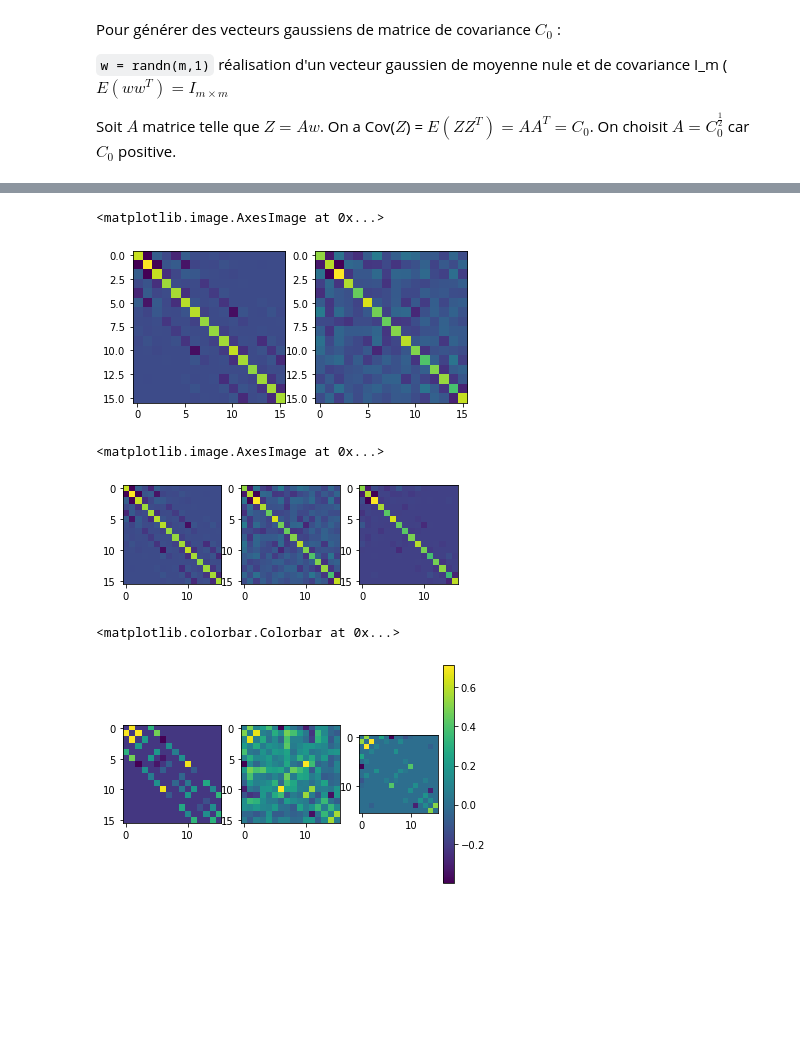
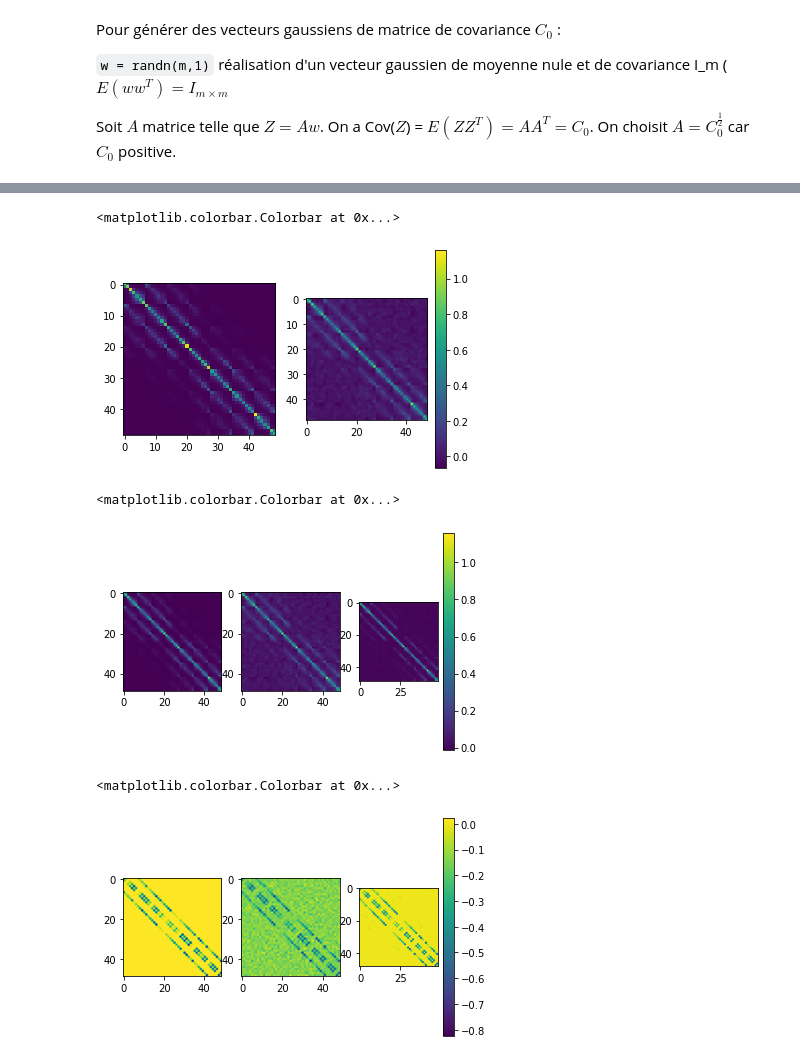
Before and after one commit to Guichaoua/AST_MVA2021, a Jupyter notebook: code/Projet - Graphical Lasso.ipynb, the cells around one changed output, grey strips where cells are left out. Cells and saved outputs as stored; diff of their text form; code cells hidden in the pictures; blank space fills up the shorter version.

```diff
--- a/code/Projet - Graphical Lasso.ipynb
+++ b/code/Projet - Graphical Lasso.ipynb
@@ -25,9 +25,12 @@ où $S$ est la covariance des échantillons, et $\lambda$ est le paramètre de p
 Nous allons tester le graphical lasso sur les différentes formes de graphes synthétisés afin d'évaluer ses performances.
 # %%
 # on définit un graphe par sa matrice de précision
-m = 16
-a = -.2  # corrélation minimum
-name = "grilleCarree" #cyclique ou grilleCarree
+m = 49
+a = 0  # corrélation minimum
+name = "ligne"
+name = "cyclique"
+name = "kvoisin"
+name = "grilleCarree" #cyclique ou grilleCarree ou kvoisin
 A,Vx,Vy = gh.init_graph(name,m)
 
 U = np.triu((1-a)*np.random.rand(m,m) + a)  # bruit balnc entre a et 1
@@ -40,0 +44,3 @@ gh.dessin_graphe(Q,Vx,Vy)
+# %%
+L = np.diag(np.sum(Q, axis = 0)) - Q
+plt.plot(np.sort(np.linalg.eigvals(L)))
@@ -41,11 +50,13 @@ gh.dessin_graphe(Q,Vx,Vy)
 # %%
-#Pour générer des vecteurs gaussiens de matrice l'inverse de Q, Q doit être inversible,
-#ce qui n'est pas forcément le cas. On modifie Q pour avoir des vp positives
-L = np.linalg.eigvals(Q)
-c = -2*np.min(L)
-P0 = Q + c*np.eye(m)
-# il faudrait relier c à un kappa, paramètre permettant de jouer sur le conditionnement de P0
-L = np.linalg.eigvals(P0)
-plt.plot(L)
+#Pour générer des vecteurs gaussiens de matrice l'inverse de L, L doit être inversible,
+#ce qui n'est pas forcément le cas. On modifie L pour avoir des vp positives
+# c est un paramètre qui permet de jouer sur le conditionnement de la matrice de précision
+
+c = 0.1   #10% de la vp maximale est ajoutée à la diagonale
+
+E = np.linalg.eigvals(L)
+P0 = L + c*np.max(E)*np.eye(m)
+
+plt.plot(np.sort(np.linalg.eigvals(P0)))
 # %% [output]
 [<matplotlib.lines.Line2D at 0x...>]
@@ -70,7 +85,7 @@ Pour générer des vecteurs gaussiens de matrice de covariance $C_0$ :
 
 Soit $A$ matrice telle que $Z = Aw$. On a Cov($Z$) = $E(ZZ^T) = AA^T = C_0$. On choisit $A = C_0^{\frac{1}{2}}$ car $C_0$ positive.
 # %%
-n = 100 # nombre d'échantillons
+n = 1000 # nombre d'échantillons
 # on génére des va gaussiens de moyenne nulle et de matrice de covariance C0
 X = (sc.linalg.sqrtm(C0)@np.random.randn(m,n)).T
 #covariance empirique des échantillons
@@ -78,11 +110,12 @@ C = X.T@X/n
 # %%
 plt.subplot(1,2,1)
 plt.imshow(C0)
 plt.subplot(1,2,2)
 plt.imshow(C)
+plt.colorbar()
 # %% [output]
-<matplotlib.image.AxesImage at 0x...>
+<matplotlib.colorbar.Colorbar at 0x...>
-[figure, old version]
+[figure, new version]
 # %%
 lamda = 0.05
 C1,P1 = skc.graphical_lasso(C,lamda)
@@ -93,9 +126,10 @@ plt.subplot(1,3,2)
 plt.imshow(C)
 plt.subplot(1,3,3)
 plt.imshow(C1)
+plt.colorbar()
 # %% [output]
-<matplotlib.image.AxesImage at 0x...>
+<matplotlib.colorbar.Colorbar at 0x...>
-[figure, old version]
+[figure, new version]
 # %%
 def remove_diag(M):
     return M - np.diag(np.diag(M))
@@ -108,7 +142,7 @@ plt.imshow(remove_diag(P1))
 plt.colorbar()
 # %% [output]
 <matplotlib.colorbar.Colorbar at 0x...>
-[figure, old version]
+[figure, new version]
 # %%
 plt.subplot(2,1,1)
 gh.dessin_graphe(P0,Vx,Vy)
```
Also changed, not shown: parts of 38 cells of this notebook.
